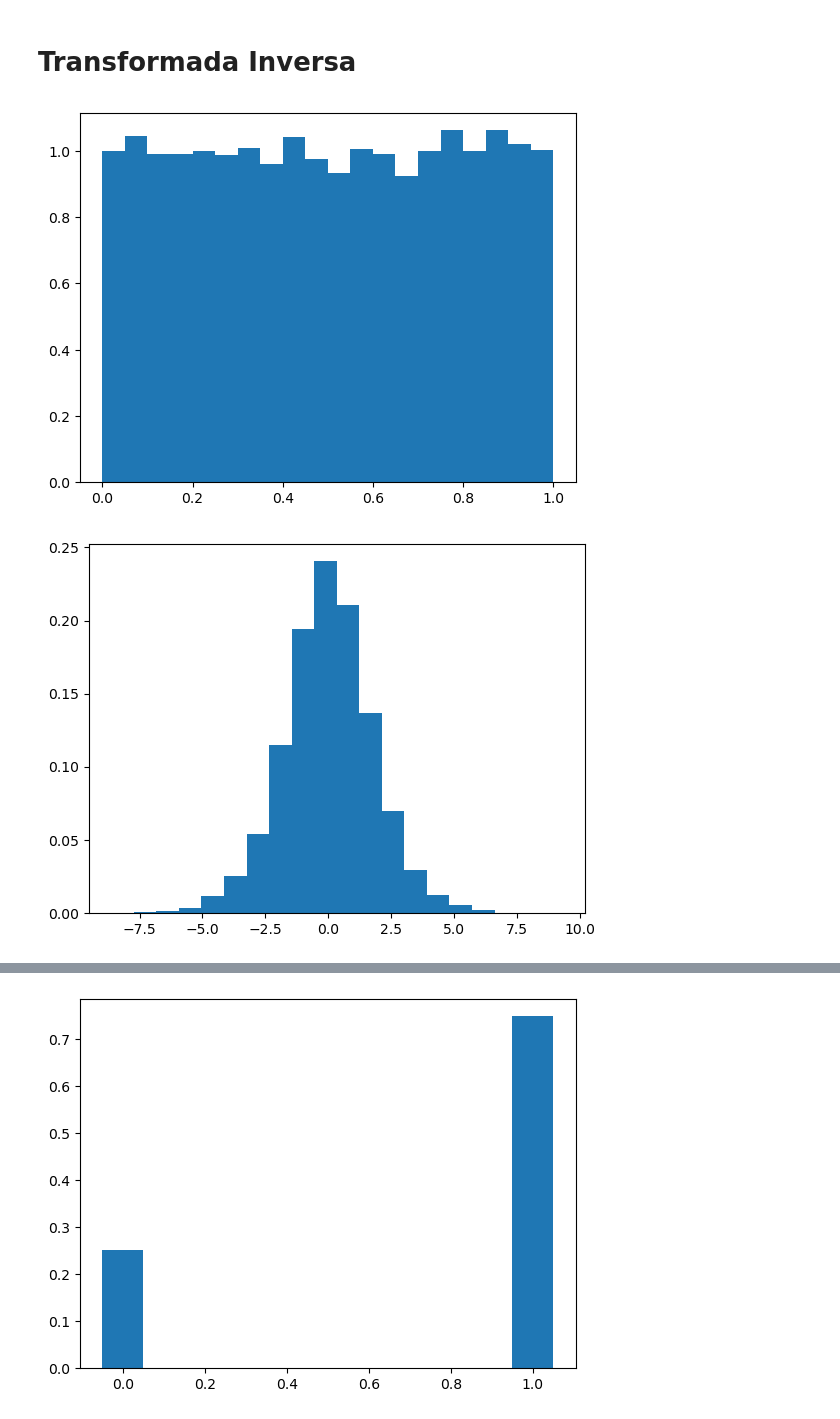
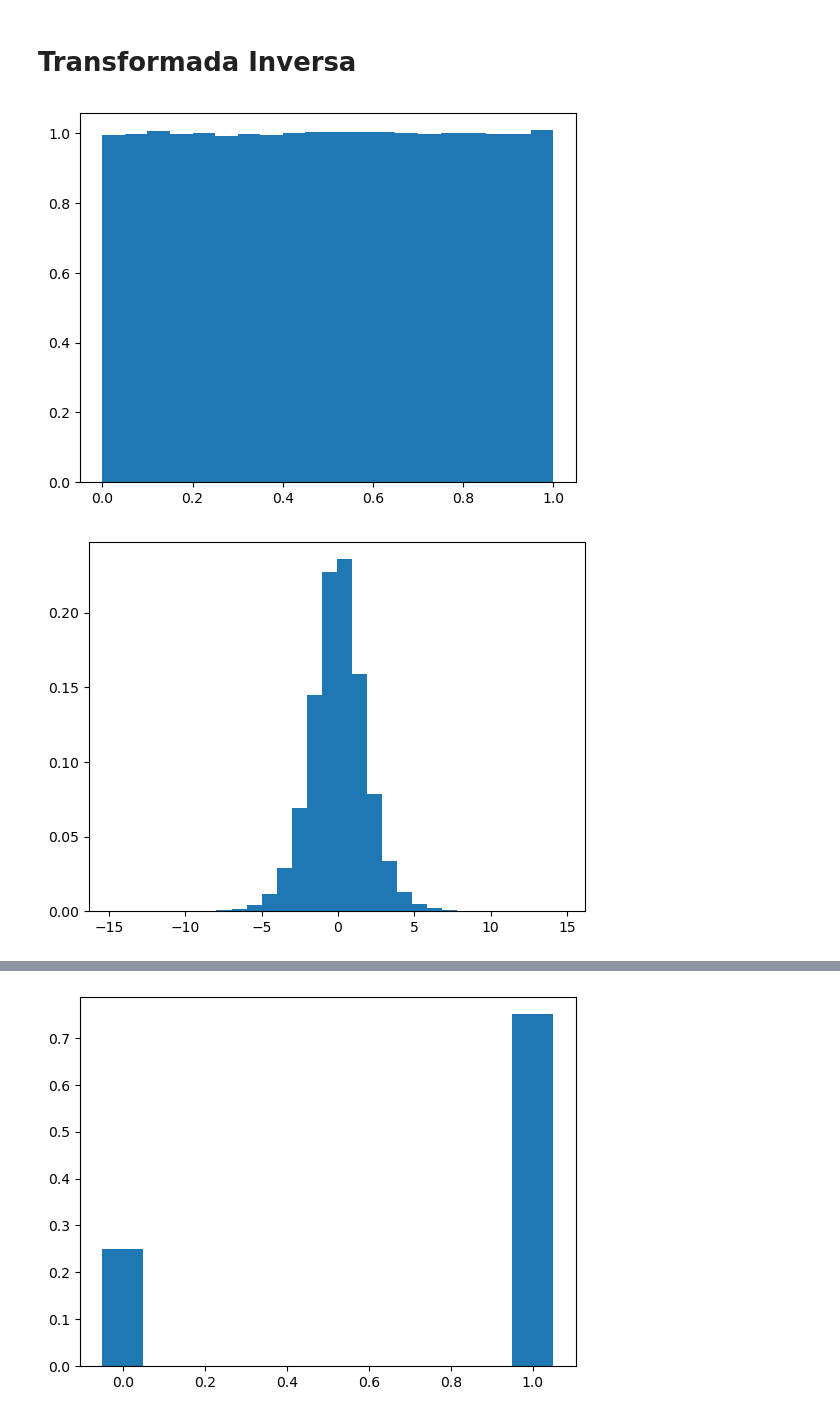
Before and after one commit to yaelrsc/Computaci-n-estad-stica-2026-2, a Jupyter notebook: Simulation/SImulacion_pytorch.ipynb, the cells around one changed output, grey strips where cells are left out. Drawn from its saved outputs; the diff is of its cells as text; code cells hidden in the pictures.

```diff
--- a/Simulation/SImulacion_pytorch.ipynb
+++ b/Simulation/SImulacion_pytorch.ipynb
@@ -12,20 +12,20 @@ import math
 # %%
 #Supongamos que solo sabemos simular uniformes
 manual_seed(2**10)
-n = 10000
+n = 1000000
 u = torch.rand((n,))
 plt.hist(u, bins=20, density=True)
 plt.show()
 # %% [output]
-[figure, old version]
+[figure, new version]
 # %%
 #simulamos de la Logística
 
 x_logit = torch.logit(u)
-plt.hist(x_logit, bins=20, density=True)
+plt.hist(x_logit, bins=30, density=True)
 plt.show()
 # %% [output]
-[figure, old version]
+[figure, new version]
 # %%
 # Simulamos exponecial
 lamb = 2.0
```
Also changed, not shown: parts of 35 cells of this notebook.
